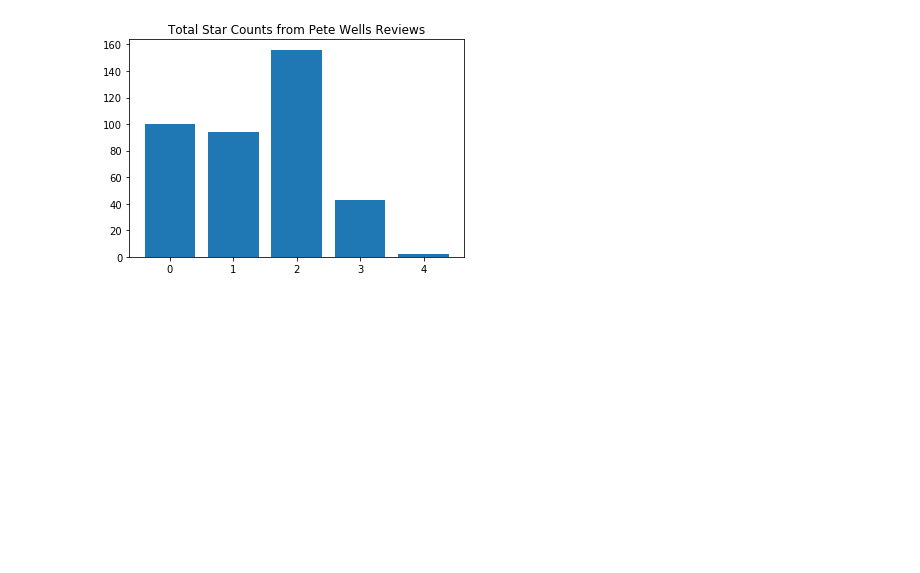
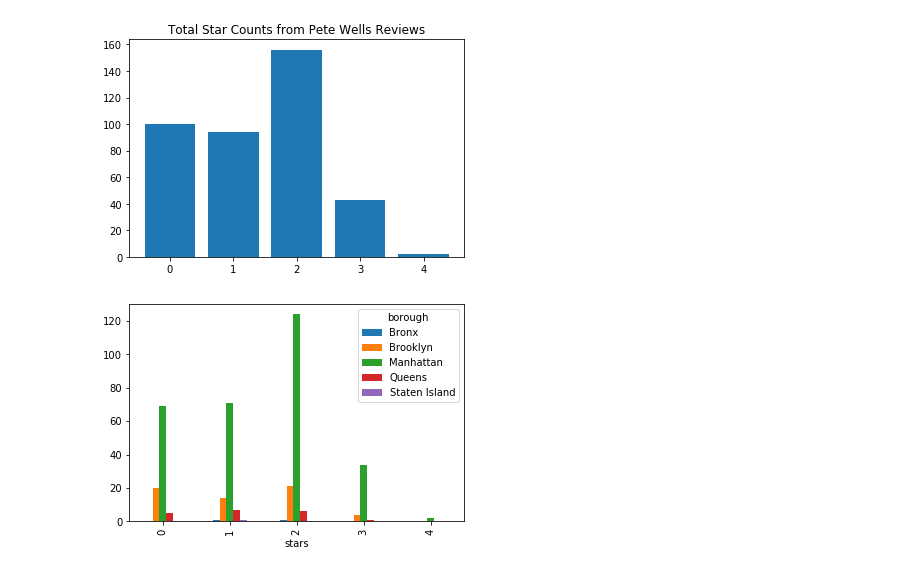
Before and after one commit to bagnine/nytimesreviews, a Jupyter notebook: timesreviews.ipynb, the cells around one changed output. Cells and saved outputs as stored; diff of their text form; code cells hidden in the pictures; blank space fills up the shorter version.

Commit message:
borough function, plots

```diff
--- a/timesreviews.ipynb
+++ b/timesreviews.ipynb
@@ -128,8 +118,23 @@ maindf.head()
 # %%
-def zipcode(address_column):
-    zipcodes = []
-    for i in address_column:
-        zipcodes.append(i.split('United')[0].split(' ')[-2][0:-1])
-    return zipcodes
+maindf['zipcode'] = maindf.address.apply(lambda i: i.split('United')[0].split(' ')[-2][0:-1])
+# %%
+maindf = maindf[maindf.zipcode.str.startswith('1')]
+maindf = maindf[maindf.zipcode.str.isnumeric()]
+maindf = maindf[maindf.zipcode != '11010']
+# %%
+def borough_column(address_column):
+    borough = []
+    for i in address_column:
+        borough.append(i.split(', NY')[0].split(' ')[-1])
+    for i in range(len(borough)):
+        if borough[i] in ('York', 'States'):
+            borough[i] = 'Manhattan'
+        elif borough[i] in ('Maspeth', 'Ridgewood', 'Astoria', 'Flushing',
+                            'City', 'Hill', 'Broadway', 'Point', 'Park'):
+            borough[i] = 'Queens'
+        elif borough[i] == 'Island':
+            borough[i] = 'Staten Island'
+
+    return borough
 # %%
-maindf['zipcode'] = zipcode(maindf.address)
+maindf['borough'] = borough_column(maindf.address)
@@ -225,3 +196,7 @@ plt.bar(height = maindf['stars'].value_counts(), x = maindf['stars'].value_count
 plt.title('Total Star Counts from Pete Wells Reviews');
 # %% [output]
 [figure]
+# %%
+maindf.groupby(['borough'])['stars'].value_counts().unstack(level=0).plot(kind='bar', subplots=False);
+# %% [output]
+[figure, added]
```
Also changed, not shown: parts of 5 cells of this notebook.
